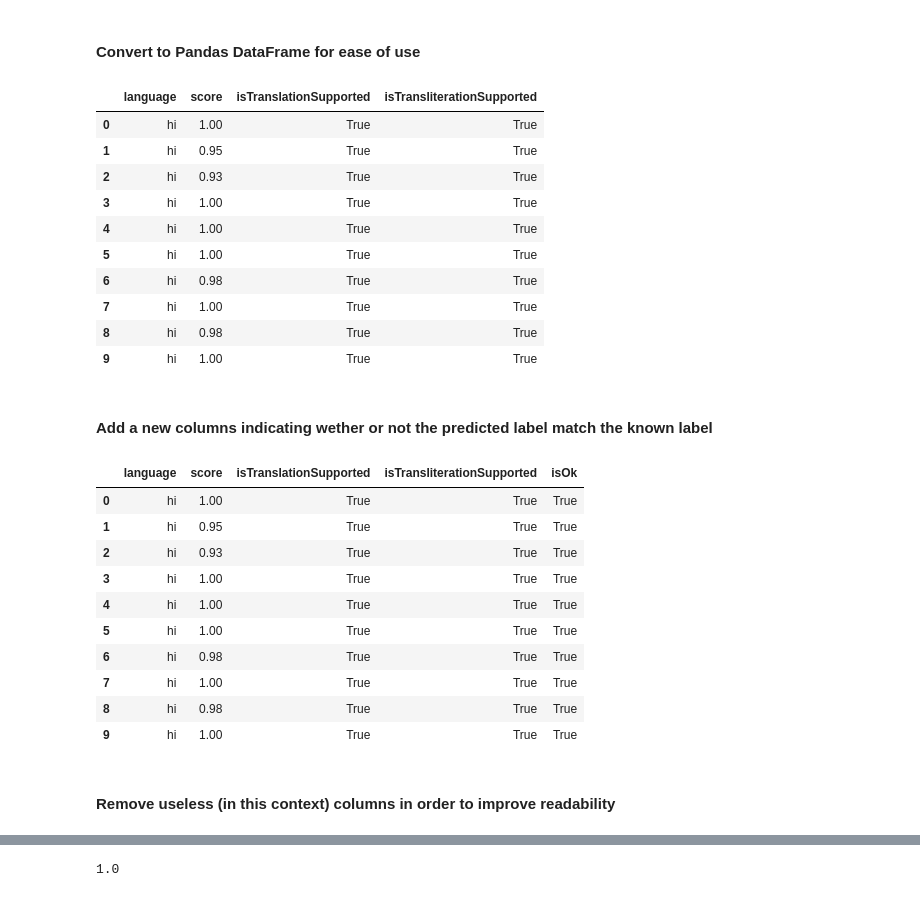
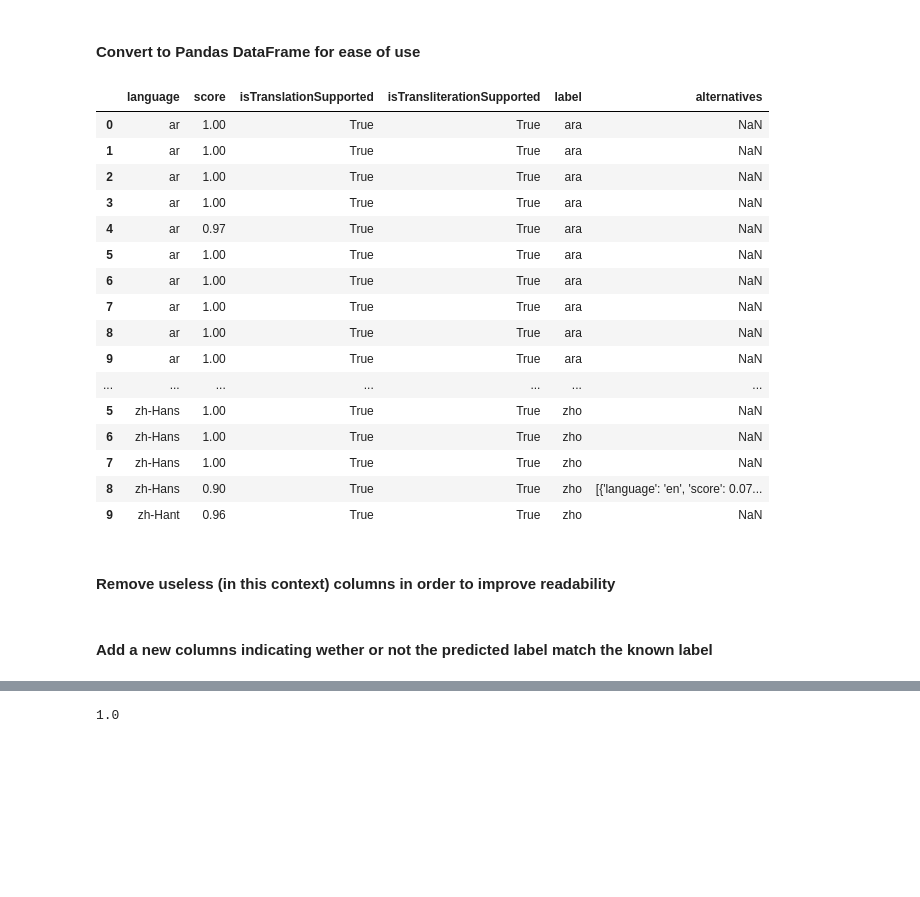
Before and after one commit to Valkea/OC_AI_01, a Jupyter notebook: EDA.ipynb, the cells around one changed output, grey strips where cells are left out. Cells and saved outputs as stored; diff of their text form; code cells hidden in the pictures; blank space fills up the shorter version.

Commit message:
refactor: send several languages to Azure Translator and parse results for all of them

```diff
--- a/EDA.ipynb
+++ b/EDA.ipynb
@@ -288,24 +288,37 @@ headers = {
 # %%
-body = inputs['hin']
-
-request = requests.post(constructed_url, params=params, headers=headers, json=body)
-response = request.json()
+responses = {}
+for lang in top_labels:
+    body = inputs[lang]
+    request = requests.post(constructed_url, params=params, headers=headers, json=body)
+    responses[lang] = request.json()
 # %% [markdown]
 ## Prepare results for analysis
 # %% [markdown]
 #### Convert to Pandas DataFrame for ease of use
-# %%
-results = pd.DataFrame(response)
-results
-# %% [output]
-|  | language | score | isTranslationSupported | isTransliterationSupported |
-| 0 | hi | 1.00 | True | True |
-| 1 | hi | 0.95 | True | True |
-| 2 | hi | 0.93 | True | True |
-| 3 | hi | 1.00 | True | True |
-| 4 | hi | 1.00 | True | True |
-| 5 | hi | 1.00 | True | True |
-| 6 | hi | 0.98 | True | True |
-| 7 | hi | 1.00 | True | True |
-| 8 | hi | 0.98 | True | True |
-| 9 | hi | 1.00 | True | True |
+# %%
+results = pd.DataFrame()
+for lang in top_labels:
+    response = pd.DataFrame(responses[lang])
+    response['label'] = lang
+    results = pd.concat([results, response])
+results
+# %% [output]
+|  | language | score | isTranslationSupported | isTransliterationSupported | label | alternatives |
+| 0 | ar | 1.00 | True | True | ara | NaN |
+| 1 | ar | 1.00 | True | True | ara | NaN |
+| 2 | ar | 1.00 | True | True | ara | NaN |
+| 3 | ar | 1.00 | True | True | ara | NaN |
+| 4 | ar | 0.97 | True | True | ara | NaN |
+| 5 | ar | 1.00 | True | True | ara | NaN |
+| 6 | ar | 1.00 | True | True | ara | NaN |
+| 7 | ar | 1.00 | True | True | ara | NaN |
+| 8 | ar | 1.00 | True | True | ara | NaN |
+| 9 | ar | 1.00 | True | True | ara | NaN |
+| ... | ... | ... | ... | ... | ... | ... |
+| 5 | zh-Hans | 1.00 | True | True | zho | NaN |
+| 6 | zh-Hans | 1.00 | True | True | zho | NaN |
+| 7 | zh-Hans | 1.00 | True | True | zho | NaN |
+| 8 | zh-Hans | 0.90 | True | True | zho | [{'language': 'en', 'score': 0.07... |
+| 9 | zh-Hant | 0.96 | True | True | zho | NaN |
+# %% [markdown]
+#### Remove useless (in this context) columns in order to improve readability
@@ -312,19 +327,2 @@ results
 # %% [markdown]
 #### Add a new columns indicating wether or not the predicted label match the known label
-# %%
-results['isOk'] = [r in valid_answer_labels['hin'] for r in results['language']]
-results
-# %% [output]
-|  | language | score | isTranslationSupported | isTransliterationSupported | isOk |
-| 0 | hi | 1.00 | True | True | True |
-| 1 | hi | 0.95 | True | True | True |
-| 2 | hi | 0.93 | True | True | True |
-| 3 | hi | 1.00 | True | True | True |
-| 4 | hi | 1.00 | True | True | True |
-| 5 | hi | 1.00 | True | True | True |
-| 6 | hi | 0.98 | True | True | True |
-| 7 | hi | 1.00 | True | True | True |
-| 8 | hi | 0.98 | True | True | True |
-| 9 | hi | 1.00 | True | True | True |
-# %% [markdown]
-#### Remove useless (in this context) columns in order to improve readability
```
Also changed, not shown: parts of 10 cells of this notebook.
